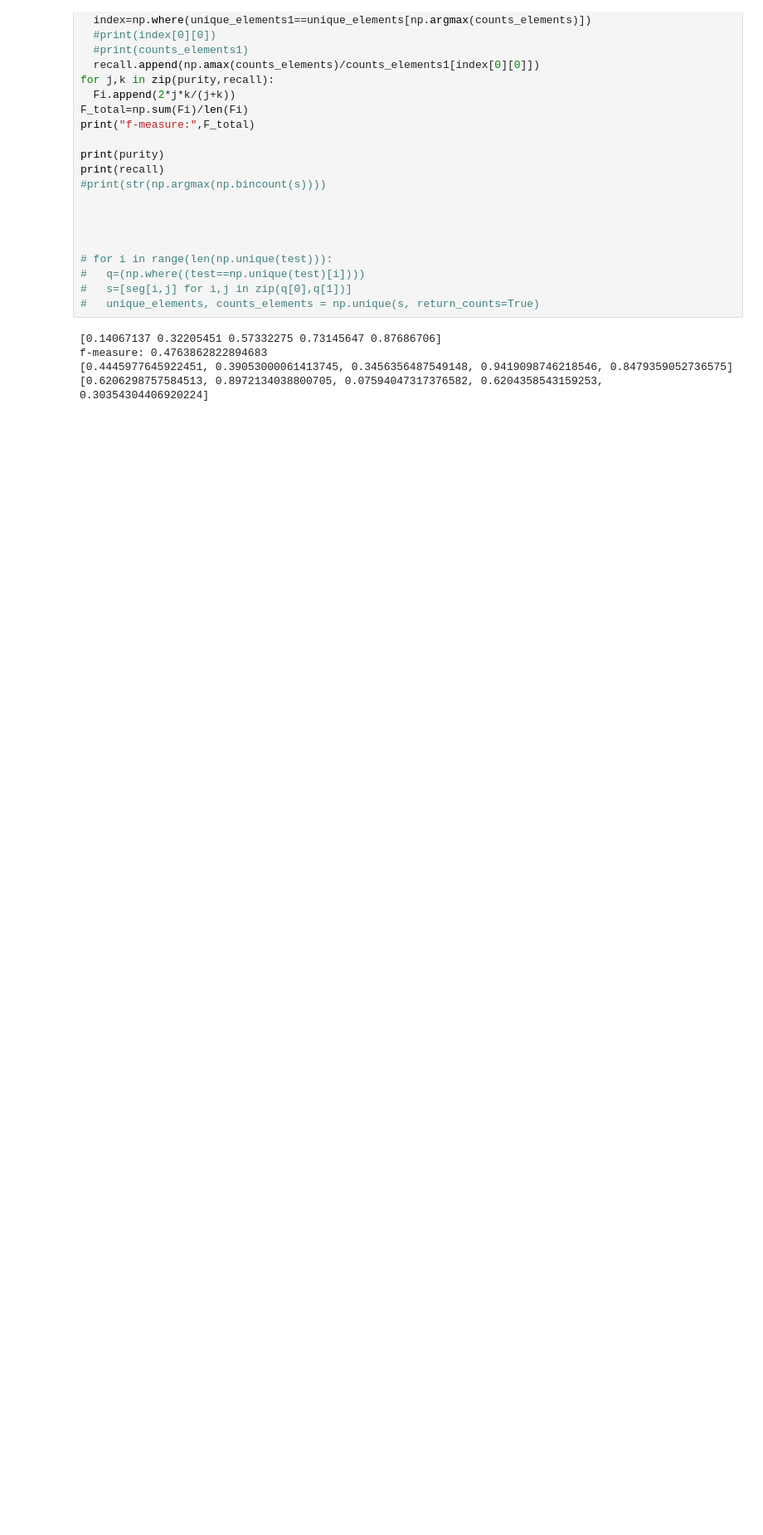
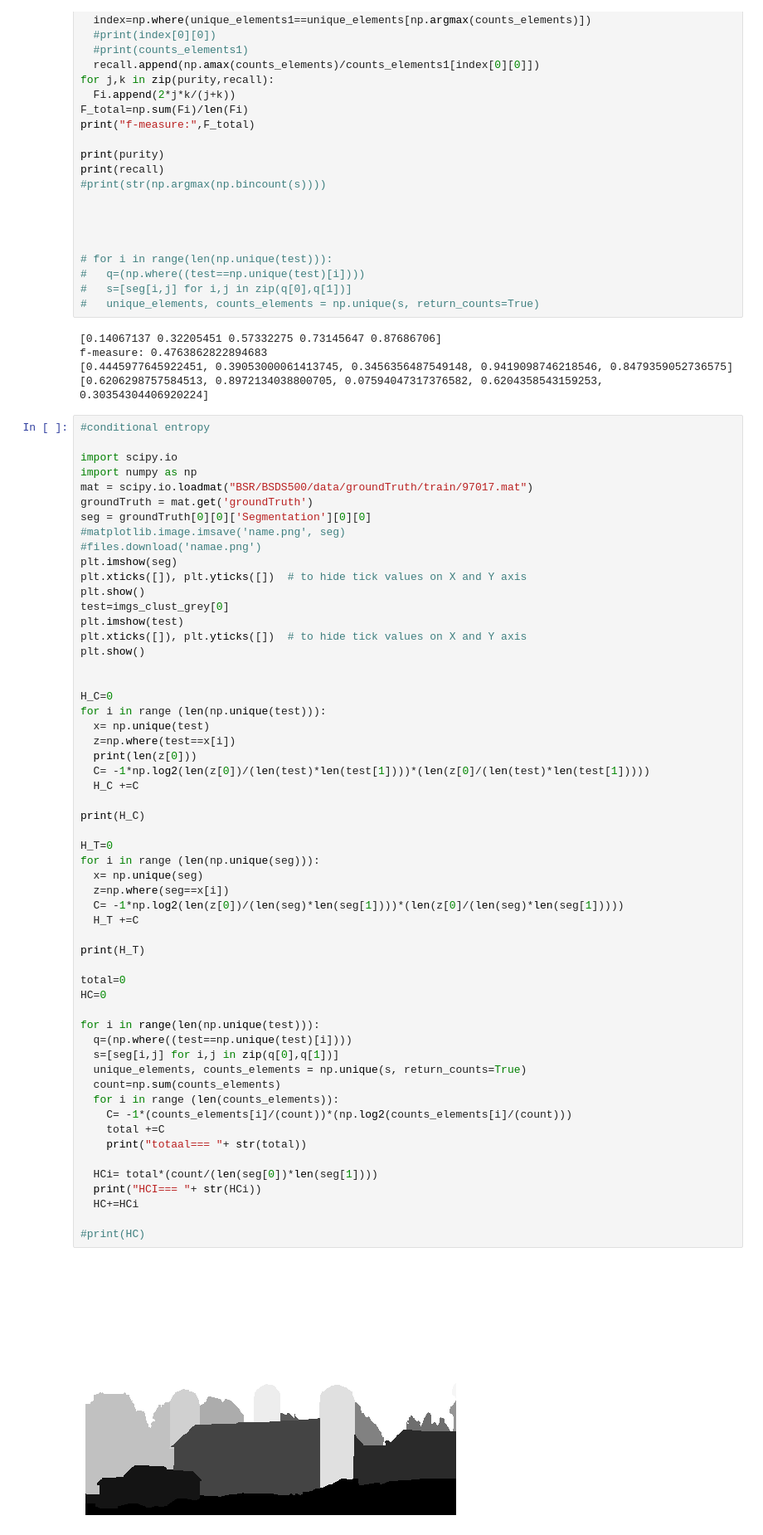
Before and after one commit to karimamd/Image-Segmentation-Clustering-, a Jupyter notebook: Image_Segmentation_(Clustering)_.ipynb, the cells around one changed output. Shown: that part at 83% size. Saved outputs shown, nothing was run; the diff lists cells and outputs as text; blank space fills up the shorter version.

```diff
--- a/Image_Segmentation_(Clustering)_.ipynb
+++ b/Image_Segmentation_(Clustering)_.ipynb
@@ -427,3 +455,61 @@ print(recall)
 f-measure: 0.4763862822894683
 [0.4445977645922451, 0.39053000061413745, 0.3456356487549148, 0.9419098746218546, 0.8479359052736575]
 [0.6206298757584513, 0.8972134038800705, 0.07594047317376582, 0.6204358543159253, 0.30354304406920224]
+# %%
+#conditional entropy
+
+import scipy.io
+import numpy as np
+mat = scipy.io.loadmat("BSR/BSDS500/data/groundTruth/train/97017.mat")
+groundTruth = mat.get('groundTruth')
+seg = groundTruth[0][0]['Segmentation'][0][0]
+#matplotlib.image.imsave('name.png', seg)
+#files.download('namae.png')
+plt.imshow(seg)
+plt.xticks([]), plt.yticks([])  # to hide tick values on X and Y axis
+plt.show()
+test=imgs_clust_grey[0]
+plt.imshow(test)
+plt.xticks([]), plt.yticks([])  # to hide tick values on X and Y axis
+plt.show()
+
+
+H_C=0
+for i in range (len(np.unique(test))):
+  x= np.unique(test)
+  z=np.where(test==x[i])
+  print(len(z[0]))
+  C= -1*np.log2(len(z[0])/(len(test)*len(test[1])))*(len(z[0]/(len(test)*len(test[1]))))
+  H_C +=C
+
+print(H_C)
+
+H_T=0
+for i in range (len(np.unique(seg))):
+  x= np.unique(seg)
+  z=np.where(seg==x[i])
+  C= -1*np.log2(len(z[0])/(len(seg)*len(seg[1])))*(len(z[0]/(len(seg)*len(seg[1]))))
+  H_T +=C
+
+print(H_T)
+
+total=0
+HC=0
+
+for i in range(len(np.unique(test))):
+  q=(np.where((test==np.unique(test)[i])))
+  s=[seg[i,j] for i,j in zip(q[0],q[1])]
+  unique_elements, counts_elements = np.unique(s, return_counts=True)
+  count=np.sum(counts_elements)
+  for i in range (len(counts_elements)):
+    C= -1*(counts_elements[i]/(count))*(np.log2(counts_elements[i]/(count)))
+    total +=C
+    print("totaal=== "+ str(total))
+
+  HCi= total*(count/(len(seg[0])*len(seg[1])))
+  print("HCI=== "+ str(HCi))
+  HC+=HCi
+
+#print(HC)
+# %% [output]
+[figure, added]
```
Also changed, not shown: parts of 6 cells of this notebook.
